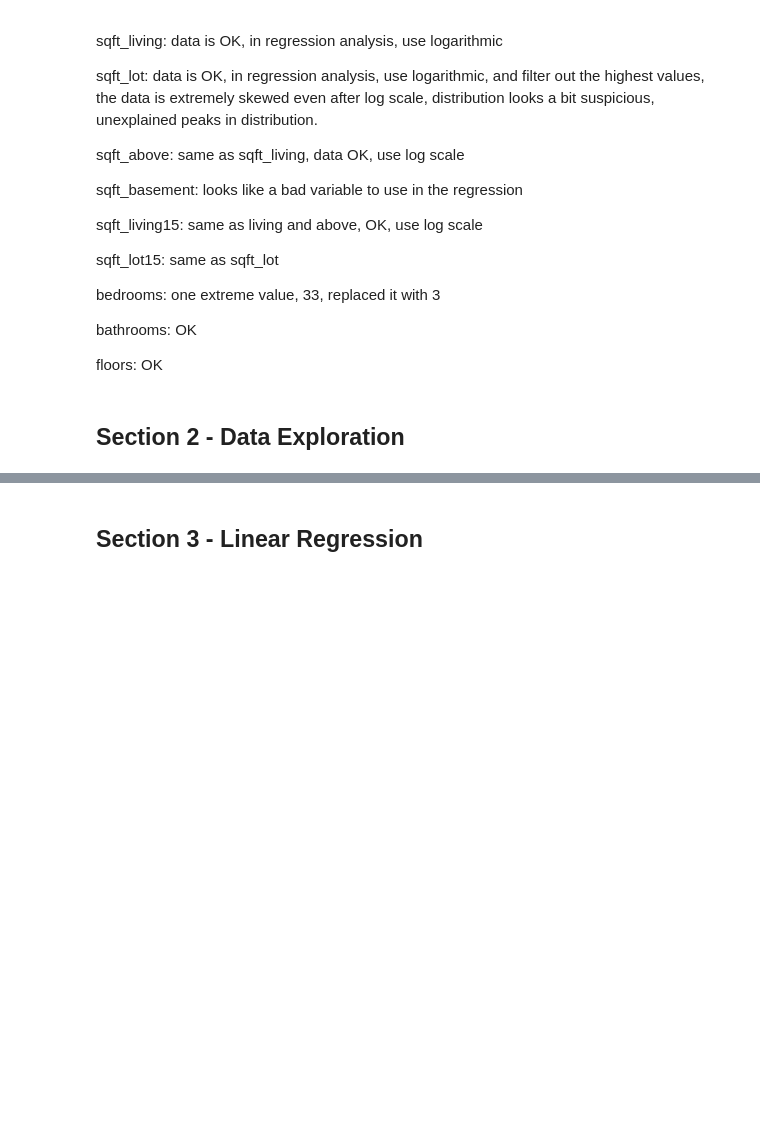
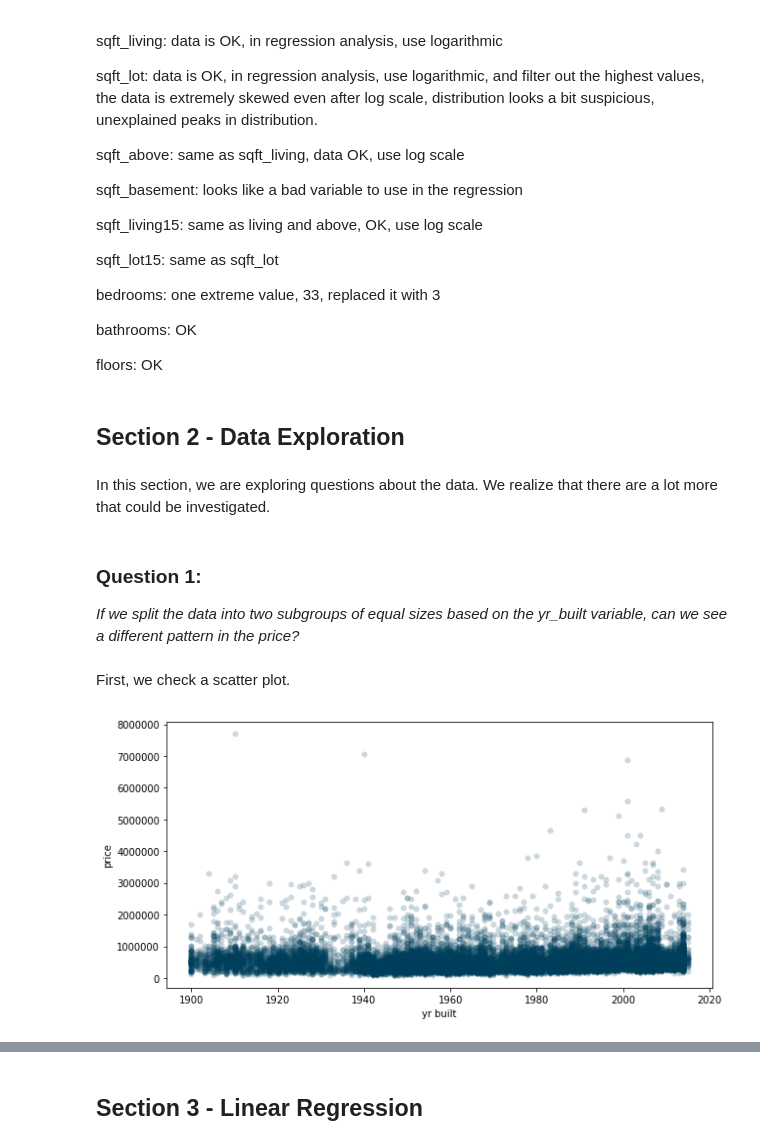
Before and after one commit to MatePocs/kings_county_housing, a Jupyter notebook: index.ipynb, the cells around one changed output, grey strips where cells are left out. Cells and saved outputs as stored; diff of their text form; code cells hidden in the pictures; blank space fills up the shorter version.

```diff
--- a/index.ipynb
+++ b/index.ipynb
@@ -865,3 +866,18 @@ bathrooms: OK
 floors: OK
 # %% [markdown]
 ## Section 2 - Data Exploration
+# %% [markdown]
+In this section, we are exploring questions about the data. We realize that there are a lot more that could be investigated.
+# %% [markdown]
+### Question 1:
+_If we split the data into two subgroups of equal sizes based on the yr_built variable, can we see a different pattern in the price?_
+# %% [markdown]
+First, we check a scatter plot.
+# %%
+plt.figure(figsize=(10,5))
+plt.scatter(data['yr_built'], data['price'], alpha = 0.2, color = '#003f5c', linewidth = 0)
+plt.xlabel('yr built')
+plt.ylabel('price')
+plt.show()
+# %% [output]
+[figure, added]
```
Also changed, not shown: parts of 54 cells of this notebook.
